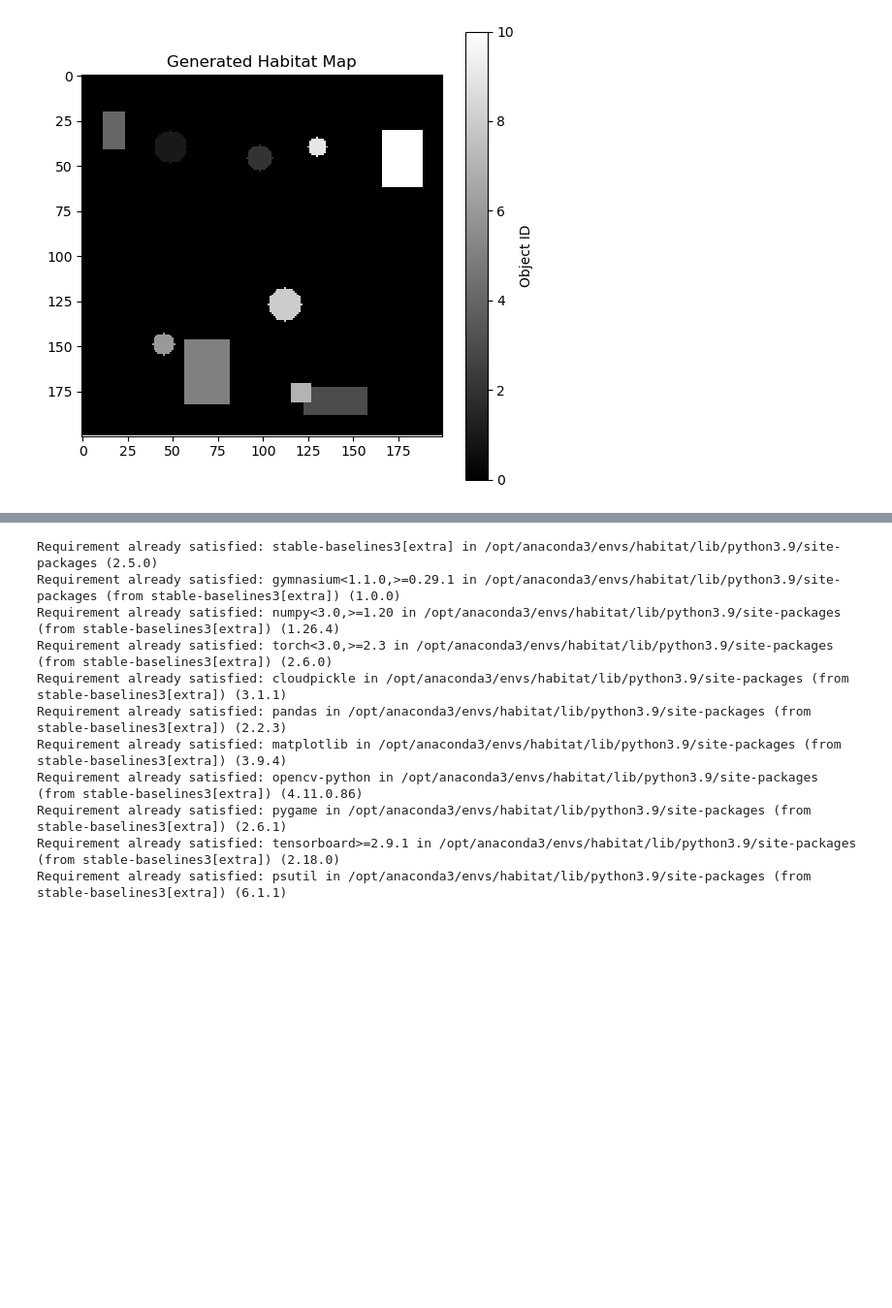
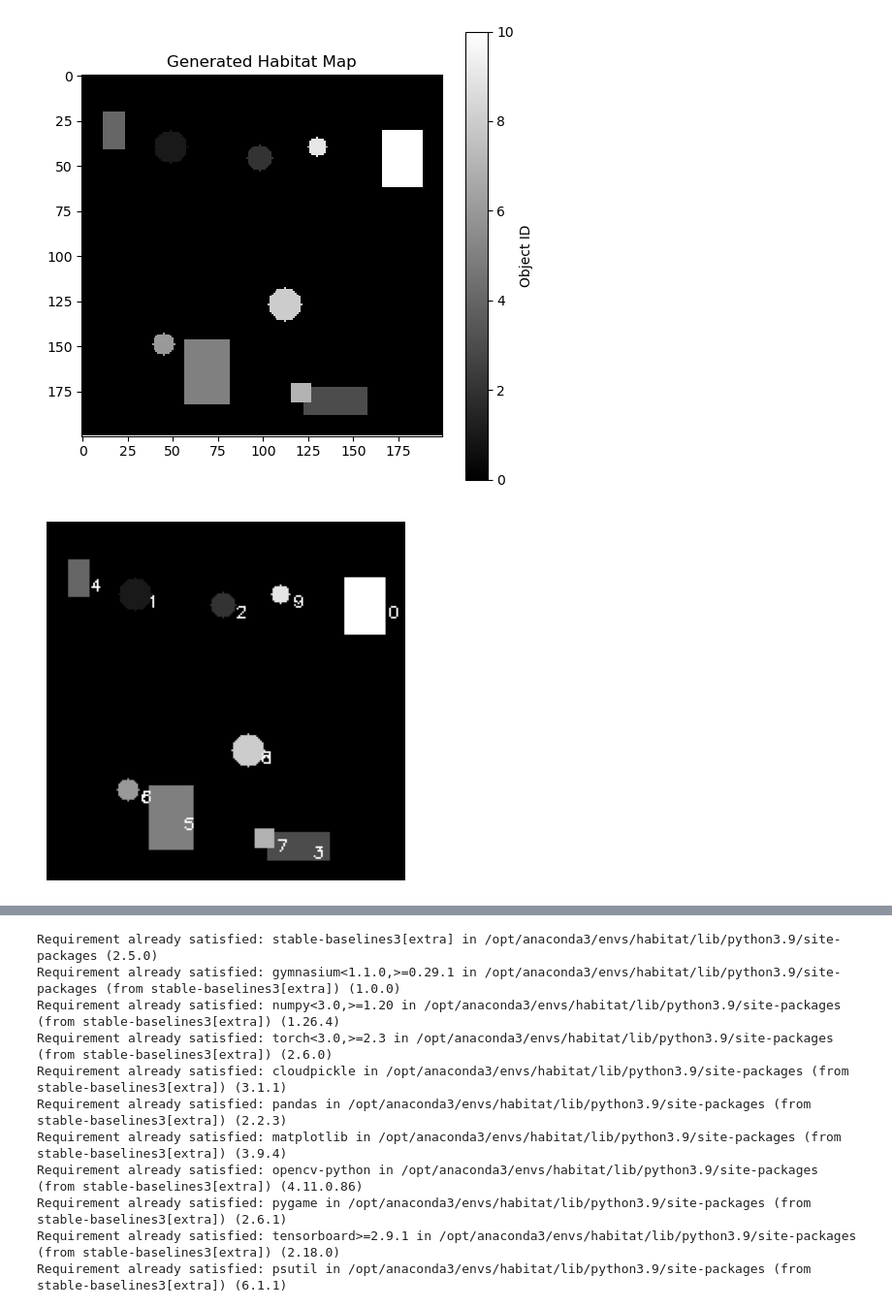
Before and after one commit to WrettySV/Habitat-Robotics-NavSim, a Jupyter notebook: ObjectHuntEnv.ipynb, the cells around one changed output, grey strips where cells are left out. Shown at 97% size. Drawn from its saved outputs; the diff is of its cells as text; code cells hidden in the pictures; blank space fills up the shorter version.

Commit message:
corrected penalties, added graphs

```diff
--- a/ObjectHuntEnv.ipynb
+++ b/ObjectHuntEnv.ipynb
@@ -42,3 +42,29 @@ plt.title("Generated Habitat Map")
 plt.show()
 # %% [output]
 [figure]
+# %%
+seed = 23
+habitat_map = generate_habitat_map(seed=seed)
+habitat_map_image = np.zeros((habitat_map.shape[0], habitat_map.shape[1], 3), dtype=np.uint8)  # RGB image
+
+
+for object_id in range(1, 11):
+    # Find the coordinates of the object
+    indices = np.where(habitat_map == object_id)
+    if indices[0].size > 0:
+
+        habitat_map_image[habitat_map == object_id] = [object_id * 25.5, object_id * 25.5, object_id * 25.5]
+
+        # Calculate the centroid of the object
+        y_center, x_center = np.mean(indices, axis=1).astype(int)+ 7
+
+        # Place the object ID label on the map at the centroid
+        label = str(object_id)
+        cv2.putText(habitat_map_image, label, (x_center, y_center), cv2.FONT_HERSHEY_SIMPLEX, 0.3, (255, 255, 255), 1)
+
+# Display the habitat map with objects and labels using matplotlib
+plt.imshow(habitat_map_image)
+plt.axis('off')  # Hide axis
+plt.show()
+# %% [output]
+[figure, added]
```
Also changed, not shown: parts of 2 cells of this notebook, 18 other files.
